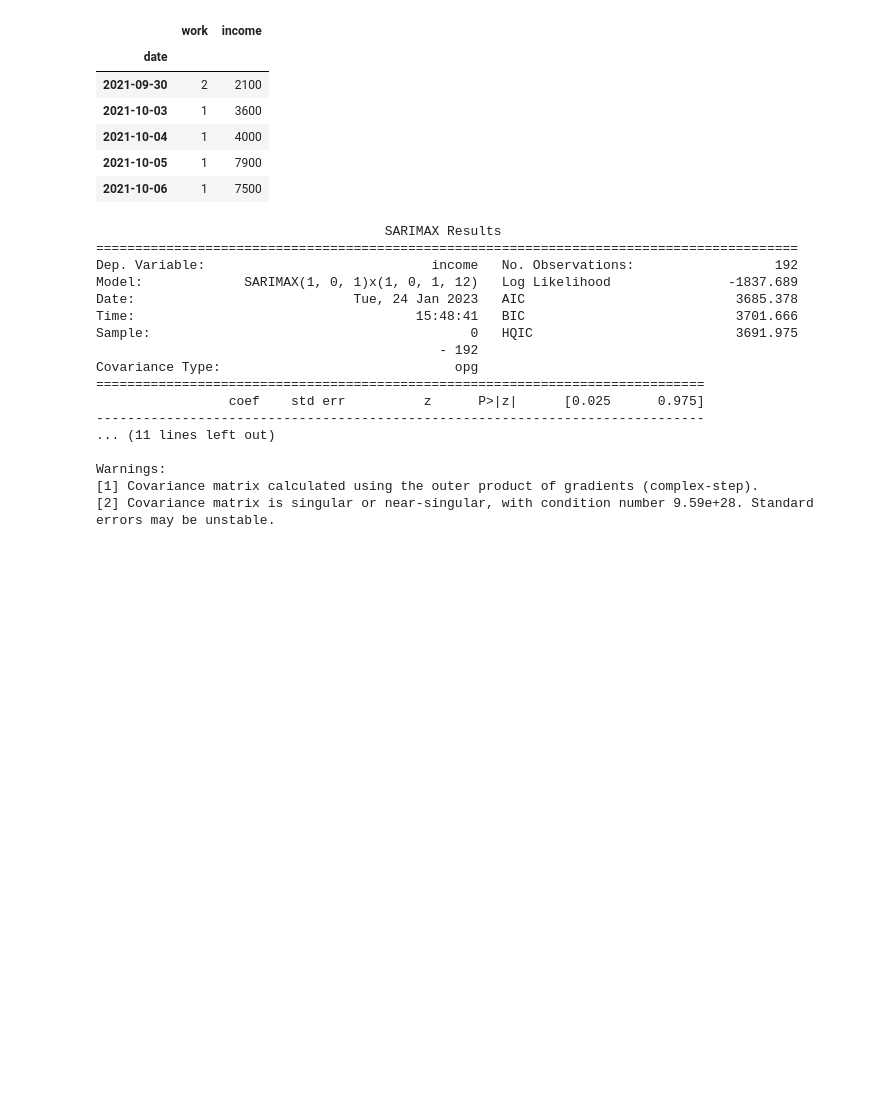
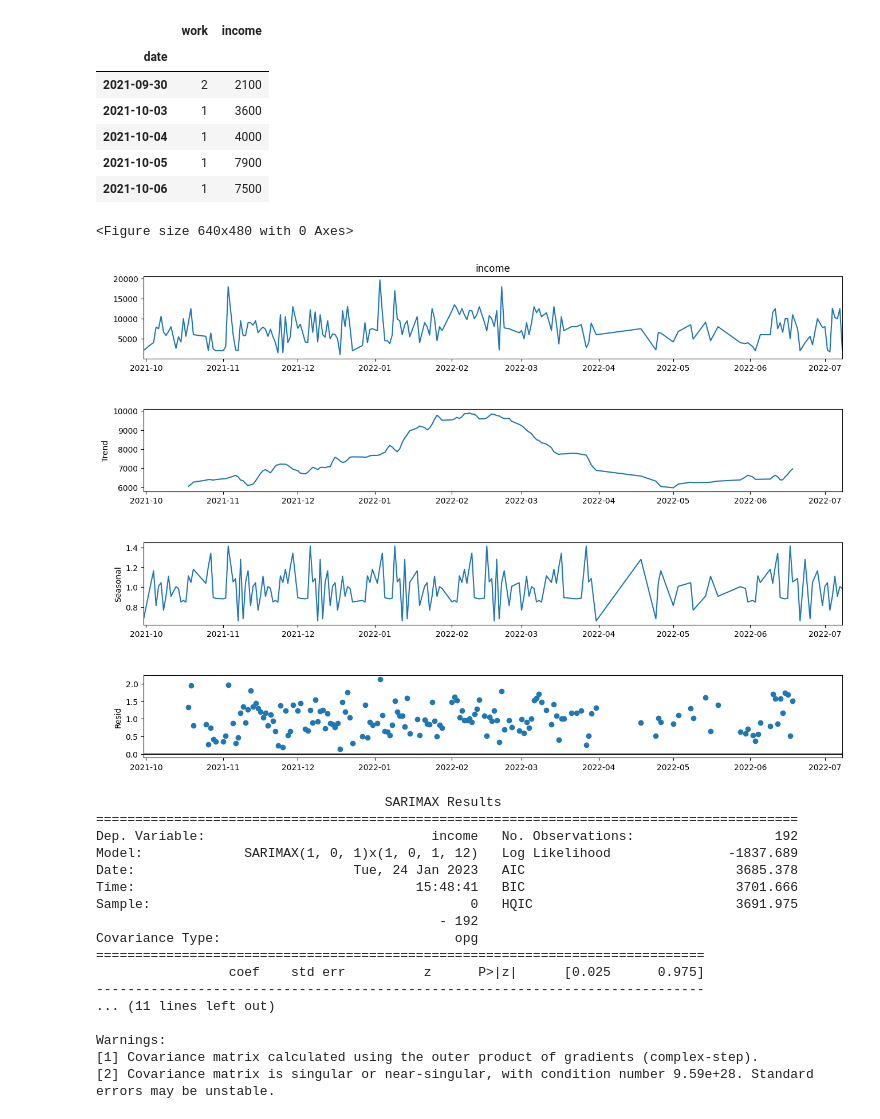
Before and after one commit to wessware/ARIMA_TIME_SERIES_FORECASTING, a Jupyter notebook: models/sarimax_time_series_analysis_caseIHjx75t.ipynb, the cells around one changed output. Saved outputs shown, nothing was run; the diff lists cells and outputs as text; code cells hidden in the pictures; blank space fills up the shorter version.

Commit message:
seasonality check

```diff
--- a/models/sarimax_time_series_analysis_caseIHjx75t.ipynb
+++ b/models/sarimax_time_series_analysis_caseIHjx75t.ipynb
@@ -28,6 +31,15 @@ df.head()
 | 2021-10-04 | 1 | 4000 |
 | 2021-10-05 | 1 | 7900 |
 | 2021-10-06 | 1 | 7500 |
+# %%
+result = seasonal_decompose(df["income"],
+                            model='multiplicative', period = 30)
+fig = plt.figure()
+fig = result.plot()
+fig.set_size_inches(15, 10)
+# %% [output]
+<Figure size 640x480 with 0 Axes>
+[figure, added]
 # %%
 p, d, q = 1, 0, 1
 # %%
```
Also changed, not shown: parts of 1 cell of this notebook.
